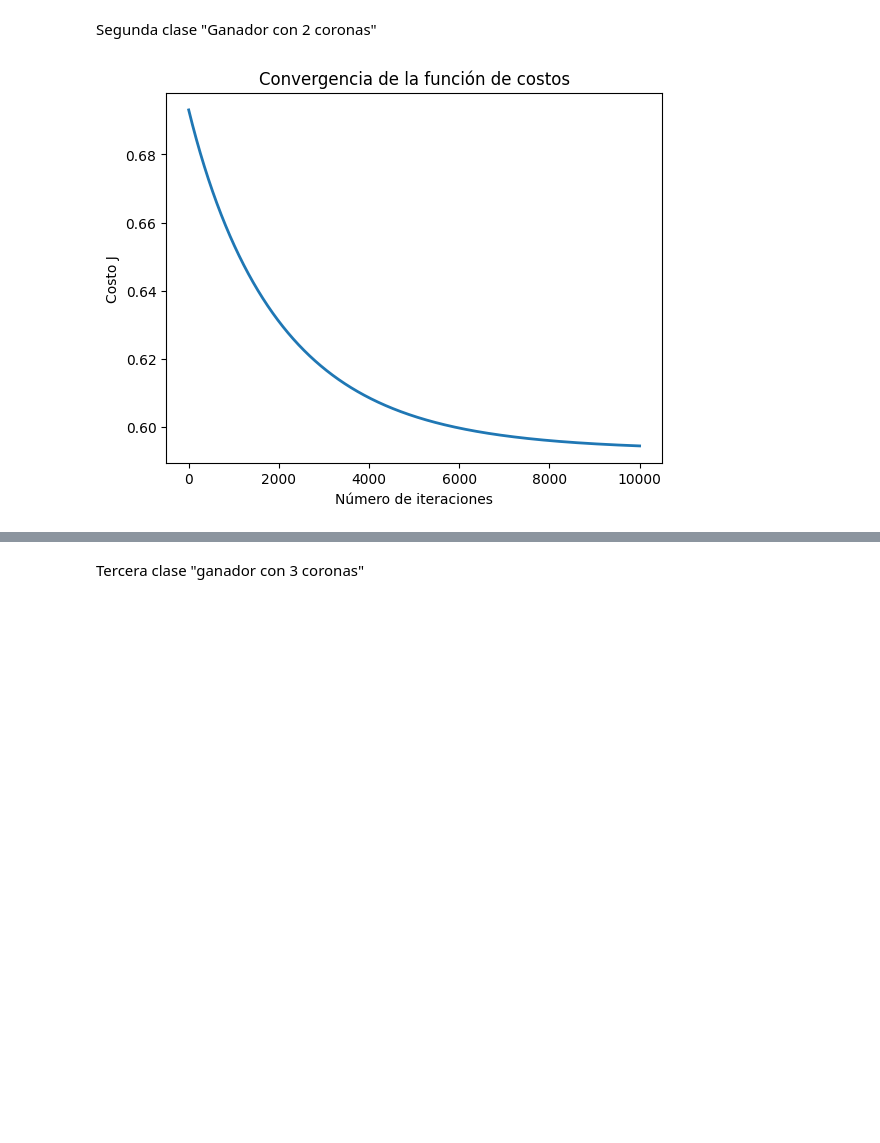
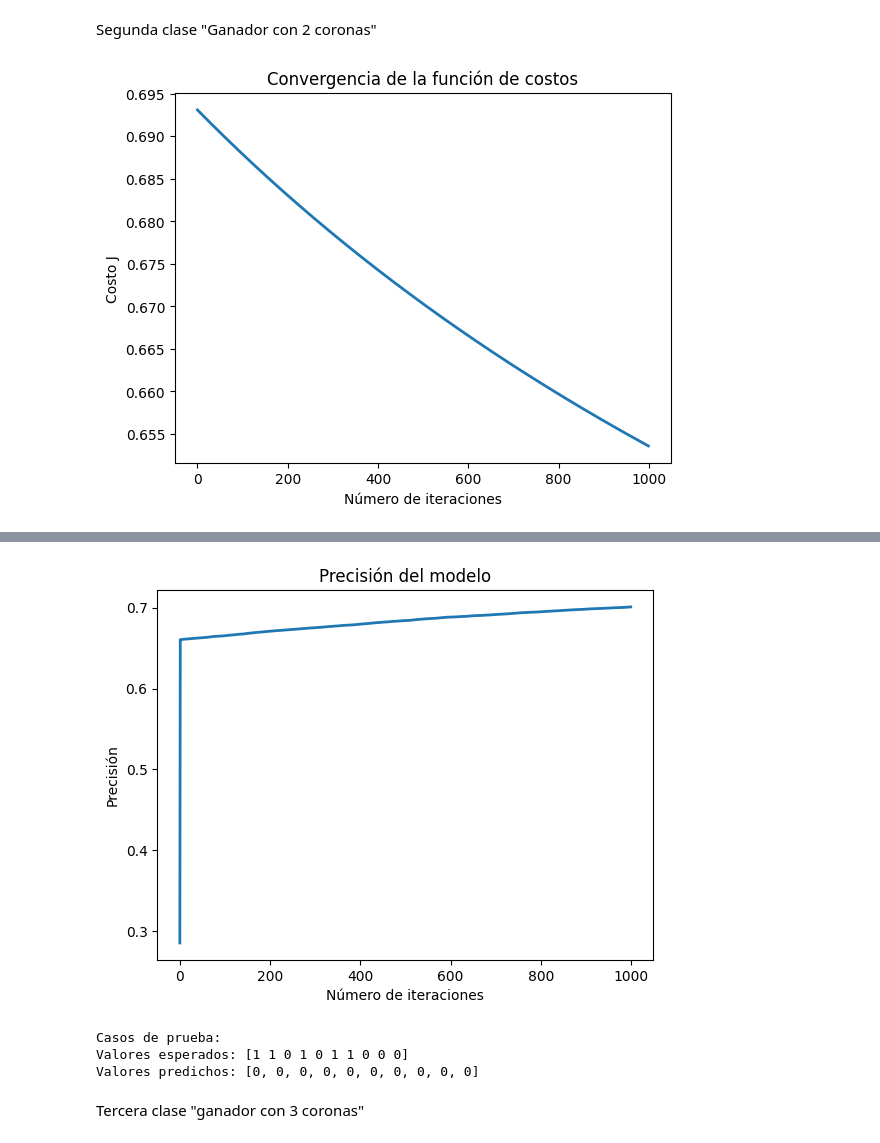
Before and after one commit to cesarvargasL/SIS-420-2-2024, a Jupyter notebook: Parciales/primer parcial/primer-parcial.ipynb, the cells around one changed output, grey strips where cells are left out. Drawn from its saved outputs; the diff is of its cells as text; code cells hidden in the pictures; blank space fills up the shorter version.

```diff
--- a/Parciales/primer parcial/primer-parcial.ipynb
+++ b/Parciales/primer parcial/primer-parcial.ipynb
@@ -681,11 +708,11 @@ test_data = preprocess_data(test_data)
 
 # Seleccionar características y etiquetas del conjunto de entrenamiento
 X_train = train_data.drop(columns=['winner.crowns', 'loser.crowns']).values
-y_train = (train_data['winner.crowns'] == 2).astype(int).values  # Verificar que el jugador gana con 2 corona
+y_train = (train_data['winner.crowns'] == 2.0).astype(int).values  # Verificar que el jugador gana con 2 coronas
 
 # Seleccionar características y etiquetas del conjunto de prueba
 X_test = test_data.drop(columns=['winner.crowns', 'loser.crowns']).values
-y_test = (test_data['winner.crowns'] == 2).astype(int).values  # Verificar que el jugador gana con 2 corona
+y_test = (test_data['winner.crowns'] == 2.0).astype(int).values  # Verificar que el jugador gana con 2 coronas
 
 def sigmoid(z):
     return 1 / (1 + np.exp(-z))
@@ -706,13 +733,13 @@ m, n = X_train.shape
 X_train = np.concatenate([np.ones((m, 1)), X_train], axis=1)
 X_test = np.concatenate([np.ones((X_test.shape[0], 1)), X_test], axis=1)
 
-def calcularCosto(theta, X, y):
+def calcularCosto(theta, X, y, lambda_):
     m = y.size
     h = sigmoid(X.dot(theta.T))
-    J = (1 / m) * np.sum(-y.dot(np.log(h)) - (1 - y).dot(np.log(1 - h)))
+    J = (1 / m) * np.sum(-y.dot(np.log(h)) - (1 - y).dot(np.log(1 - h))) + (lambda_ / (2 * m)) * np.sum(np.square(theta[1:]))
     return J
 
-def descensoGradiente(theta, X, y, alpha, num_iters):
+def descensoGradiente(theta, X, y, alpha, num_iters, lambda_):
     m = y.shape[0]
     theta = theta.copy()
     J_history = []
@@ -720,8 +747,9 @@ def descensoGradiente(theta, X, y, alpha, num_iters):
 
     for i in range(num_iters):
         h = sigmoid(X.dot(theta.T))
-        theta = theta - (alpha / m) * (h - y).dot(X)
-        J_history.append(calcularCosto(theta, X, y))
+        theta[0] = theta[0] - (alpha / m) * (h - y).dot(X[:, 0])
+        theta[1:] = theta[1:] - (alpha / m) * (h - y).dot(X[:, 1:]) + (lambda_ / m) * theta[1:]
+        J_history.append(calcularCosto(theta, X, y, lambda_))
 
         # Calcular precisión
         predictions = h >= 0.5
@@ -730,56 +758,62 @@ def descensoGradiente(theta, X, y, alpha, num_iters):
 
     return theta, J_history, accuracy_history
 
-# Elegir un valor para alpha y número de iteraciones
+# Elegir un valor para alpha, número de iteraciones y lambda (regularización)
 alpha = 0.001
-num_iters = 10000
+num_iters = 1000
+lambda_ = 1
 
 # Inicializar theta y ejecutar el descenso por el gradiente
 theta = np.zeros(n + 1)
-theta, J_history, accuracy_history = descensoGradiente(theta, X_train, y_train, alpha, num_iters)
+theta, J_history, accuracy_history = descensoGradiente(theta, X_train, y_train, alpha, num_iters, lambda_)
 
 # Graficar la convergencia del costo
 plt.figure()
 
 plt.plot(np.arange(len(J_history)), J_history, lw=2)
 plt.xlabel('Número de iteraciones')
 plt.ylabel('Costo J')
 plt.title('Convergencia de la función de costos')
 plt.show()
 
 # Mostrar los resultados del descenso por el gradiente
 print('theta calculado por el descenso por el gradiente: {:s}'.format(str(theta)))
 
-# Evaluar el modelo en el conjunto de prueba
-def evaluarModelo(theta, X, y):
+# Evaluar el modelo en el conjunto de entrenamiento y prueba y sus graficas
+def evaluarModelo(X, y, theta):
     h = sigmoid(X.dot(theta.T))
     predictions = h >= 0.5
     accuracy = np.mean(predictions == y)
     return accuracy
 
-accuracy_test = evaluarModelo(theta, X_test, y_test)
-print('Precisión en el conjunto de prueba: {:.2f}%'.format(accuracy_test * 100))
+# Evaluar el modelo en el conjunto de entrenamiento
+train_accuracy = evaluarModelo(X_train, y_train, theta)
+print(f'Precisión en el conjunto de entrenamiento: {train_accuracy * 100:.2f}%')
 
-# Caso de prueba manual (ahora con 24 características + 1 para el término de intercepción)
-X_manual_test = np.array([
-    [1, 3, 2, 104, 5, 1, 2, 3, 2, 3, 0, 4.5, 104, 3, 1, 4, 1, 1, 4, 2, 3.5, 0, 1, 1, 1],
-    [2, 2, 3, 105, 4, 2, 3, 2, 3, 2, 1, 4.0, 105, 2, 2, 3, 2, 2, 3, 3, 3.0, 1, 0, 0, 0]
-])
-y_manual_test = np.array([1, 0])  # Valores esperados
+# Evaluar el modelo en el conjunto de prueba
+test_accuracy = evaluarModelo(X_test, y_test, theta)
+print(f'Precisión en el conjunto de prueba: {test_accuracy * 100:.2f}%')
 
-# Normalizar las características del caso de prueba manual
-X_manual_test = (X_manual_test - mu) / sigma
-X_manual_test = np.concatenate([np.ones((X_manual_test.shape[0], 1)), X_manual_test], axis=1)
+# Graficar la precisión a lo largo de las iteraciones
+plt.figure()
 
-# Predicciones del caso de prueba manual
-h_manual_test = sigmoid(X_manual_test.dot(theta.T))
-predictions_manual_test = h_manual_test >= 0.5
+plt.plot(np.arange(len(accuracy_history)), accuracy_history, lw=2)
+plt.xlabel('Número de iteraciones')
+plt.ylabel('Precisión')
+plt.title('Precisión del modelo')
+plt.show()
 
-print('Predicciones del caso de prueba manual:', predictions_manual_test.astype(int))
+# Predicciones de manera manual primero para comparar con las predicciones del modelo entrenado como valores esperados, y valores predichos para 10 predicciones
+predictions_manual_test = []
+y_manual_test = y_test[:10]
+for i in range(10):
+    h = sigmoid(X_test[i].dot(theta.T))
+    prediction = int(h >= 0.5)
+    predictions_manual_test.append(prediction)
+
+# imprimir casos de prueba (valores esperados y predichos)
+print('Casos de prueba:')
 print('Valores esperados:', y_manual_test)
-
-# Comparación de predicciones y valores esperados
-for i in range(len(y_manual_test)):
-    print(f'Caso {i+1}: Predicción = {predictions_manual_test[i].astype(int)}, Esperado = {y_manual_test[i]}')
+print('Valores predichos:', predictions_manual_test)
 # %% [output]
-[figure, old version]
+[figure, new version]
@@ -798,3 +829,7 @@ Caso 2: Predicción = 1, Esperado = 0
+[figure, added]
+Casos de prueba:
+Valores esperados: [1 1 0 1 0 1 1 0 0 0]
+Valores predichos: [0, 0, 0, 0, 0, 0, 0, 0, 0, 0]
 # %% [markdown]
 Tercera clase "ganador con 3 coronas"
 # %%
```
Also changed, not shown: parts of 6 cells of this notebook, 1 other file.
